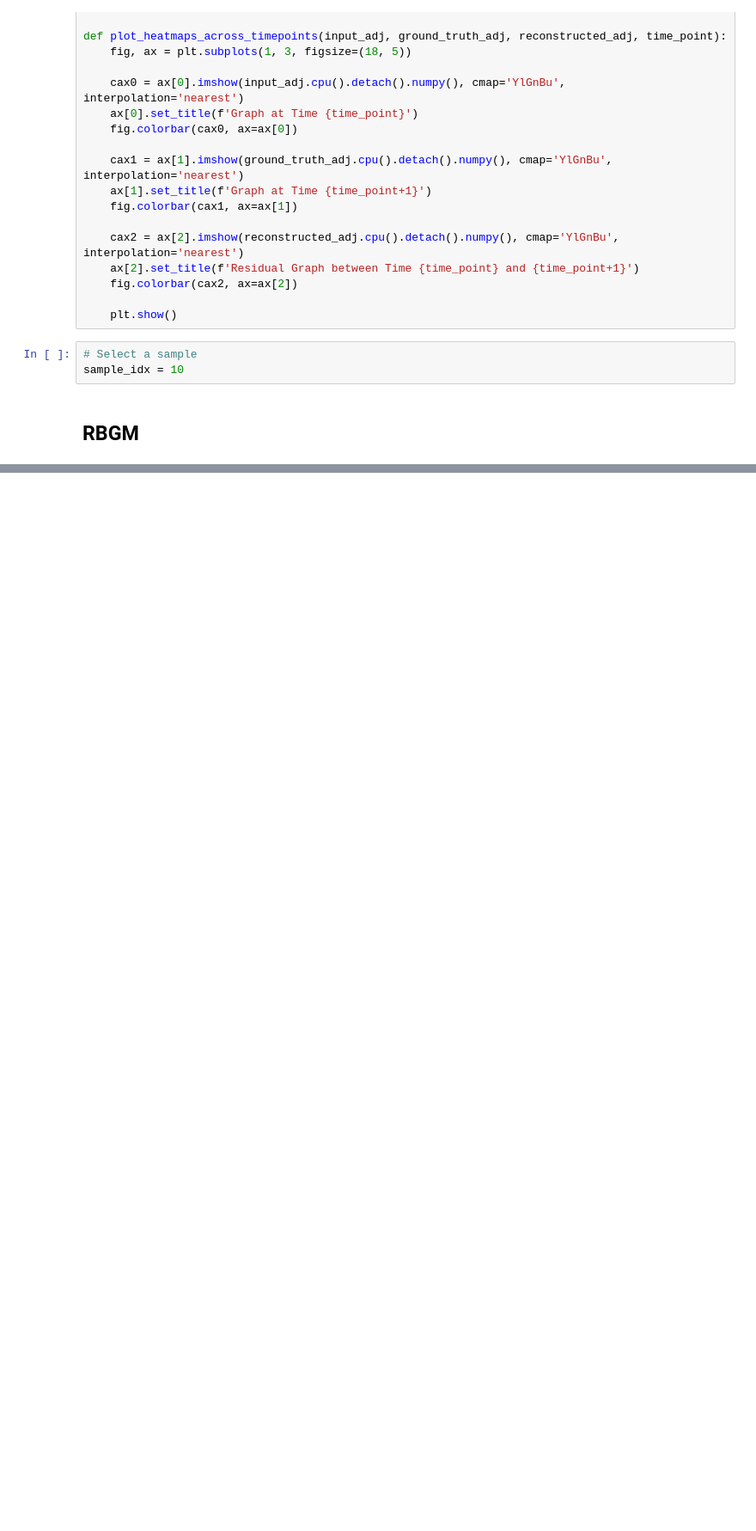
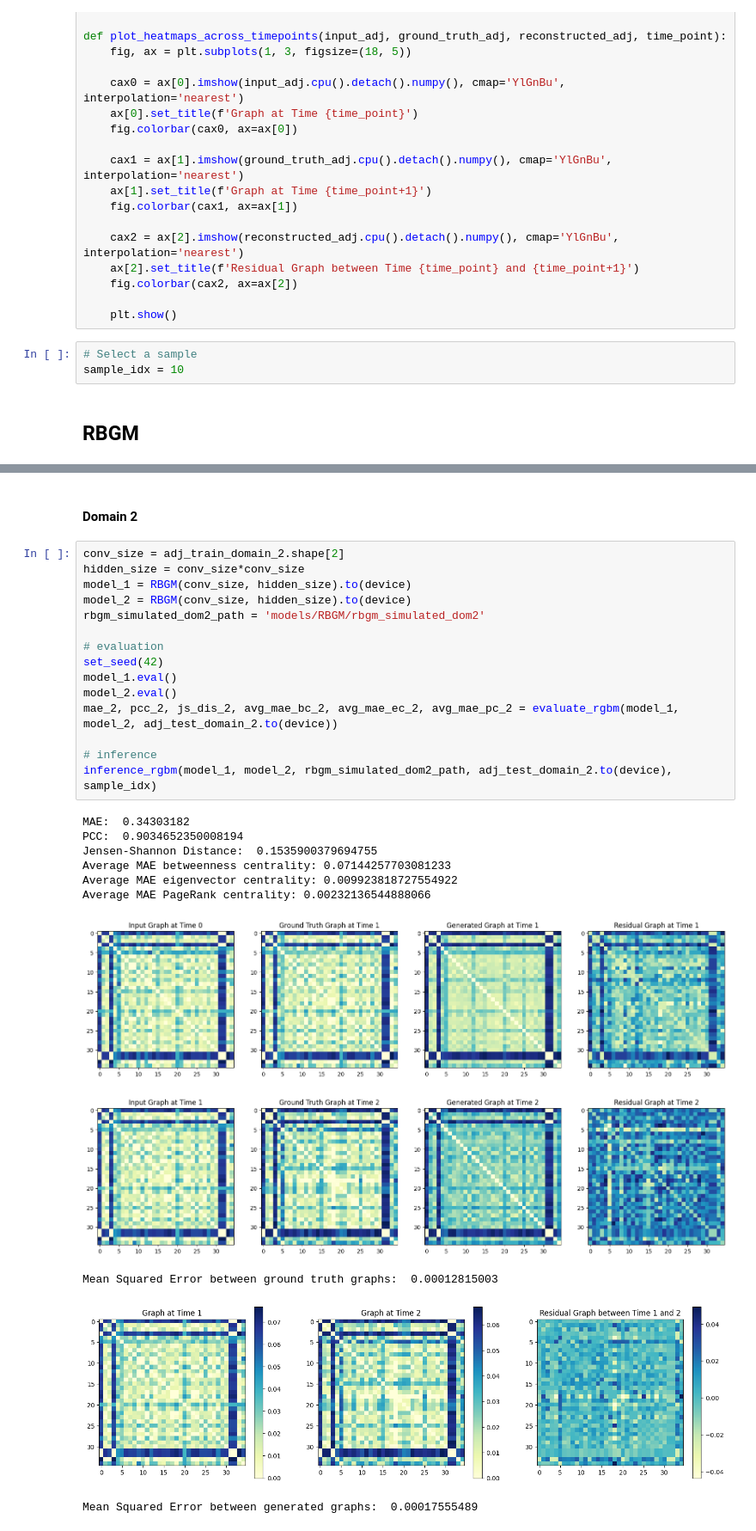
Before and after one commit to GitaAyu06/unifiedbrain, a Jupyter notebook: benchmarking.ipynb, the cells around one changed output, grey strips where cells are left out. Shown at 86% size. Cells and saved outputs as stored; diff of their text form; blank space fills up the shorter version.

```diff
--- a/benchmarking.ipynb
+++ b/benchmarking.ipynb
@@ -843,0 +1939,29 @@ Mean Squared Error between generated graphs:  0.00010951343
+# %% [markdown]
+#### Domain 2
+# %%
+conv_size = adj_train_domain_2.shape[2]
+hidden_size = conv_size*conv_size
+model_1 = RBGM(conv_size, hidden_size).to(device)
+model_2 = RBGM(conv_size, hidden_size).to(device)
+rbgm_simulated_dom2_path = 'models/RBGM/rbgm_simulated_dom2'
+
+# evaluation
+set_seed(42)
+model_1.eval()
+model_2.eval()
+mae_2, pcc_2, js_dis_2, avg_mae_bc_2, avg_mae_ec_2, avg_mae_pc_2 = evaluate_rgbm(model_1, model_2, adj_test_domain_2.to(device))
+
+# inference
+inference_rgbm(model_1, model_2, rbgm_simulated_dom2_path, adj_test_domain_2.to(device), sample_idx)
+# %% [output]
+MAE:  0.34303182
+PCC:  0.9034652350008194
+Jensen-Shannon Distance:  0.1535900379694755
+Average MAE betweenness centrality: 0.07144257703081233
+Average MAE eigenvector centrality: 0.009923818727554922
+Average MAE PageRank centrality: 0.00232136544888066
+[figure, added]
+[figure, added]
+Mean Squared Error between ground truth graphs:  0.00012815003
+[figure, added]
+Mean Squared Error between generated graphs:  0.00017555489
```
Also changed, not shown: parts of 50 cells of this notebook.
